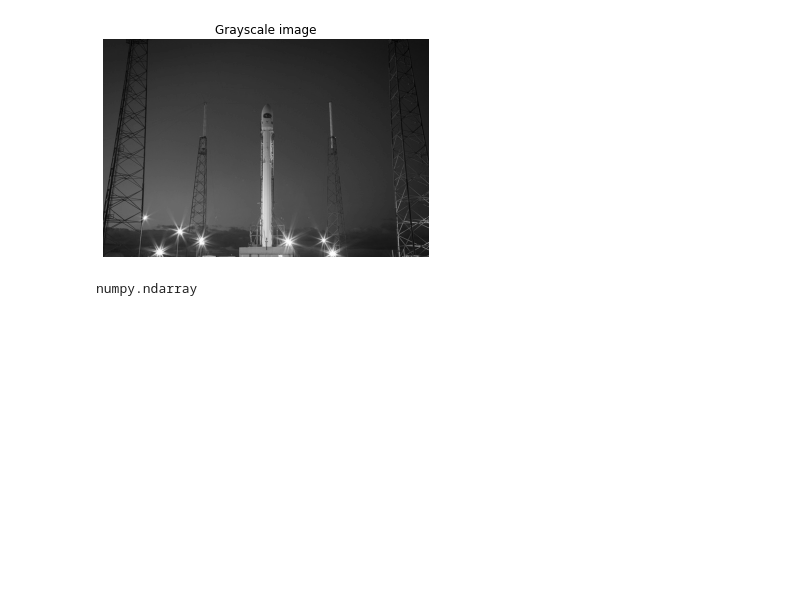
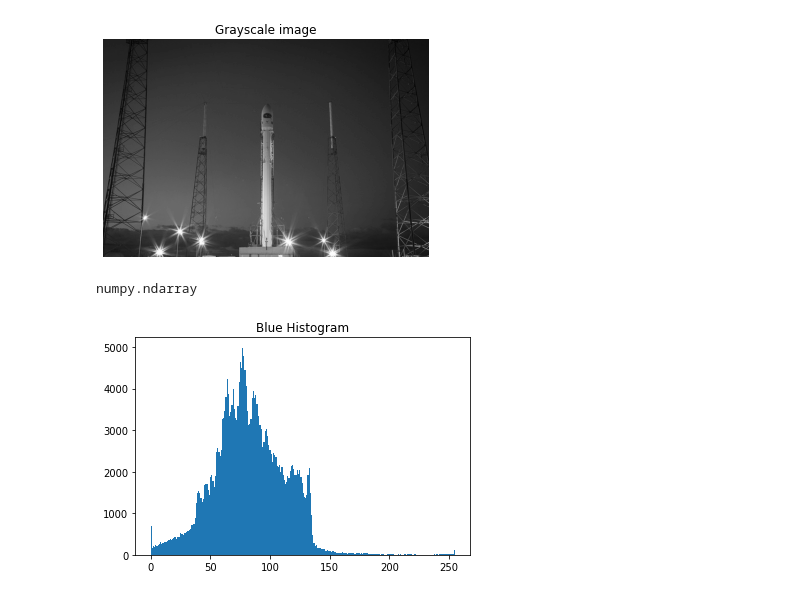
Before and after one commit to rostikmakhanko/handwritten-text-recognition, a Jupyter notebook: datacamp/image_processing_in_python.ipynb, the cells around one changed output. Drawn from its saved outputs; the diff is of its cells as text; code cells hidden in the pictures; blank space fills up the shorter version.

Commit message:
Build color histogram

```diff
--- a/datacamp/image_processing_in_python.ipynb
+++ b/datacamp/image_processing_in_python.ipynb
@@ -28,3 +27,10 @@ type(rocket)
 [figure]
 [figure]
 numpy.ndarray
+# %%
+red = rocket[:, :, 2]
+plt.hist(red.ravel(), bins = 256)
+plt.title('Blue Histogram')
+plt.show()
+# %% [output]
+[figure, added]
```
Also changed, not shown: parts of 1 cell of this notebook.
